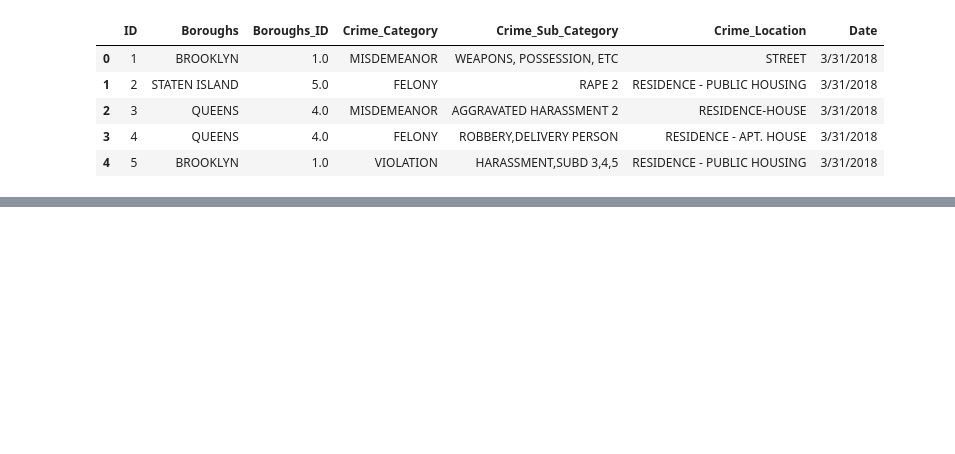
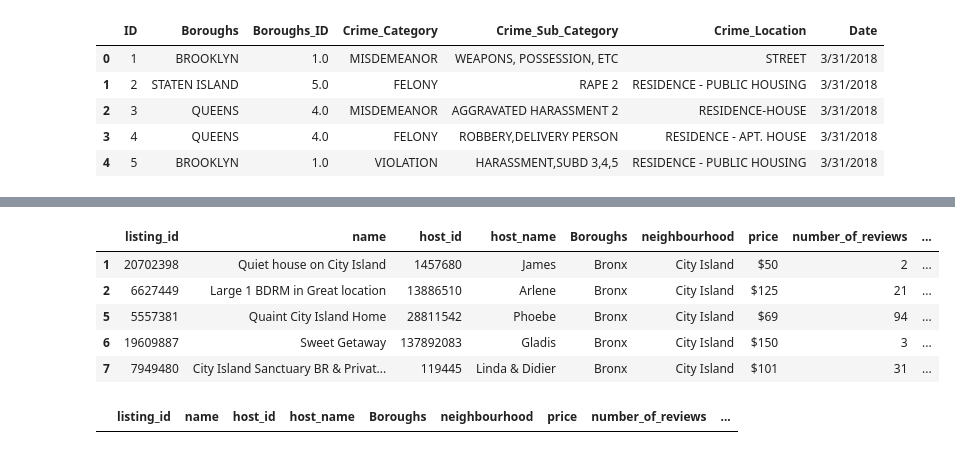
Before and after one commit to jxl696/ETL-Project, a Jupyter notebook: Crime_DB.ipynb, the cells around one changed output, grey strips where cells are left out. Saved outputs shown, nothing was run; the diff lists cells and outputs as text; code cells hidden in the pictures; blank space fills up the shorter version.

```diff
--- a/Crime_DB.ipynb
+++ b/Crime_DB.ipynb
@@ -13,0 +87,16 @@ db.head()
+# %%
+airbnb_db["Boroughs_ID"] = airbnb_db ["Boroughs_ID"].astype(float)
+airbnb_db["price"] = airbnb_db ["price"].map("${:,.0f}".format)
+airbnb_db.head()
+# %% [output]
+|  | listing_id | name | host_id | host_name | Boroughs | neighbourhood | price | number_of_reviews | ... |
+| 1 | 20702398 | Quiet house on City Island | 1457680 | James | Bronx | City Island | $50 | 2 | ... |
+| 2 | 6627449 | Large 1 BDRM in Great location | 13886510 | Arlene | Bronx | City Island | $125 | 21 | ... |
+| 5 | 5557381 | Quaint City Island Home | 28811542 | Phoebe | Bronx | City Island | $69 | 94 | ... |
+| 6 | 19609887 | Sweet Getaway | 137892083 | Gladis | Bronx | City Island | $150 | 3 | ... |
+| 7 | 7949480 | City Island Sanctuary BR & Privat... | 119445 | Linda & Didier | Bronx | City Island | $101 | 31 | ... |
+# %%
+crime_airbnb = pd.merge(airbnb_db, db, how = "inner", on = "Boroughs")
+crime_airbnb
+# %% [output]
+|  | listing_id | name | host_id | host_name | Boroughs | neighbourhood | price | number_of_reviews | ... |
```
Also changed, not shown: parts of 8 cells of this notebook.
